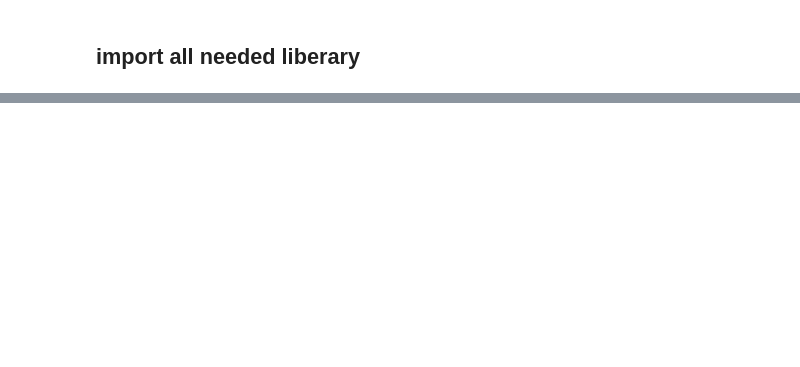
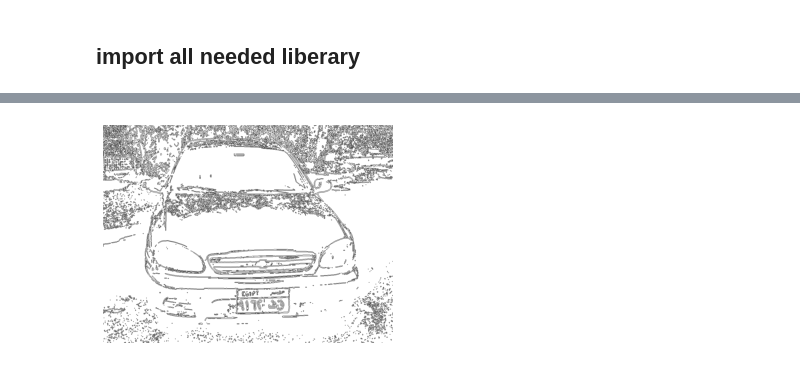
Before and after one commit to Yousif-Ahmed/License-Plate-RecognitionSystem, a Jupyter notebook: model.ipynb, the cells around one changed output, grey strips where cells are left out. Saved outputs shown, nothing was run; the diff lists cells and outputs as text; code cells hidden in the pictures; blank space fills up the shorter version.

Commit message:
adding contours

```diff
--- a/model.ipynb
+++ b/model.ipynb
@@ -55,0 +63,21 @@ io.imsave('result2.jpg' , preprocessed_img)
+# %%
+def Get_Contours (img):
+    h = img.shape[0]
+    w = img.shape[1]
+
+    # Getting all contours form the image
+    contours = measure.find_contours(img, 0.8)
+    contours_image =255* np.ones((h, w), dtype=np.uint8)
+
+    #save contours in an image
+    for contour in contours:
+        contours_image[np.round(contour[:, 0]).astype('int'), np.round(contour[:, 1]).astype('int')] = 0
+    show_image(contours_image)
+
+    return  contours_image
+
+
+contours_image =Get_Contours(preprocessed_img)
+io.imsave('result2.jpg' , preprocessed_img)
+# %% [output]
+[figure, added]
```
Also changed, not shown: parts of 5 cells of this notebook, 2 other files.
